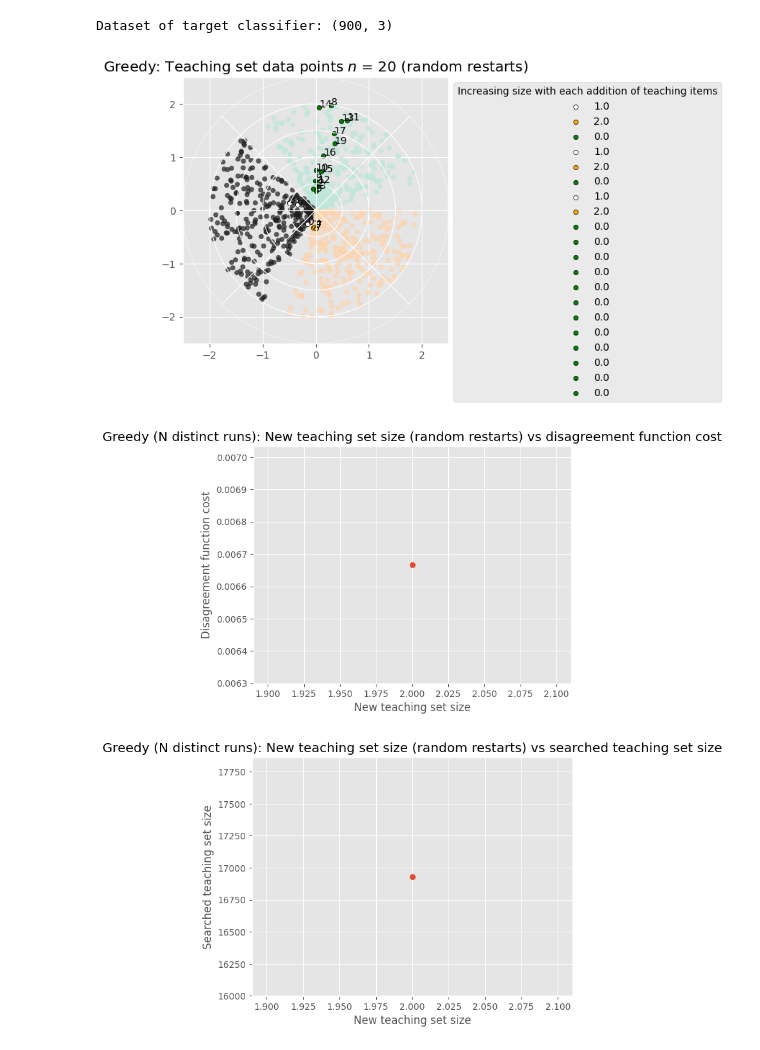
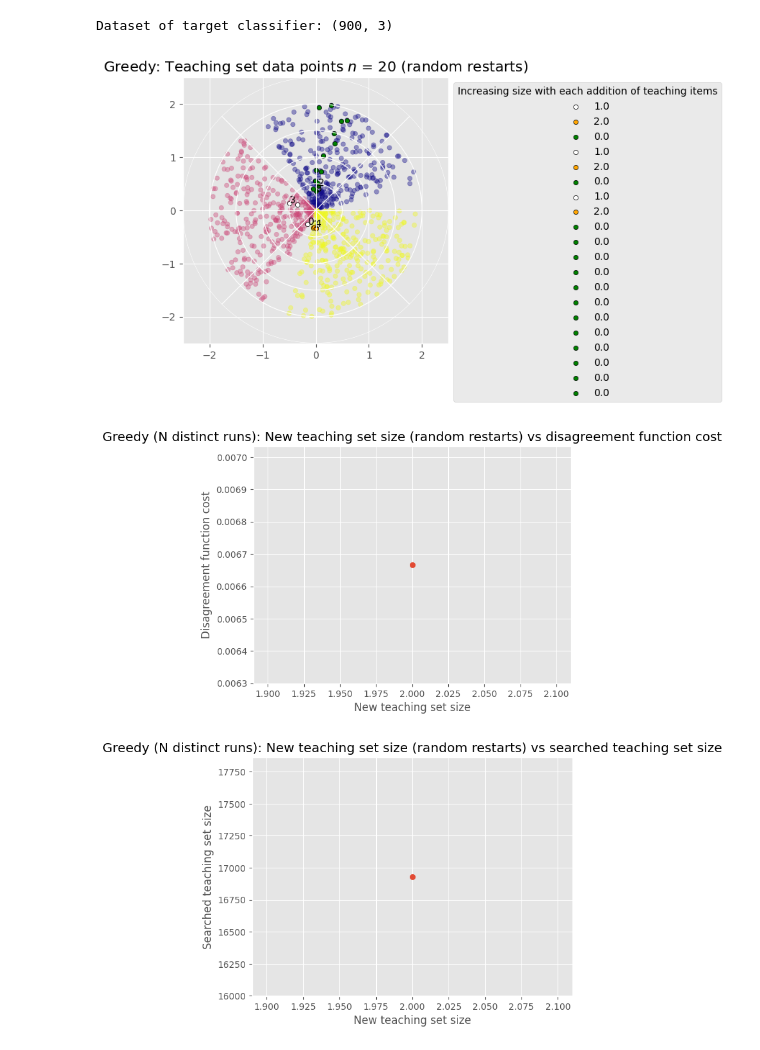
Before and after one commit to csjiet/KNN-teaching, a Jupyter notebook: main2.ipynb, the cells around one changed output. Saved outputs shown, nothing was run; the diff lists cells and outputs as text; code cells hidden in the pictures.

Commit message:
added dataset 3 with plot that uses number labels with more visible colors for scatter plot

```diff
--- a/main2.ipynb
+++ b/main2.ipynb
@@ -173,7 +173,7 @@ def print_analyze_greedy(n_stop, style, teaching_colors):
         axp.set_xticklabels([]) # Removing labels
 
         ax.set_title(f'Greedy: Teaching set data points $n$ = {ts_size} (random restarts)')
-        ax.scatter(temp_P[0], temp_P[1], c=temp_P[2], cmap=style, s=20, alpha= 0.7)
+        ax.scatter(temp_P[0], temp_P[1], c=temp_P[2], cmap=style, s=20, alpha= 0.4)
         ts = best_teaching_set.T
         # plt.scatter(ts[0], ts[1], c= [teaching_colors[color] for color in ts[2]], edgecolor='k')
         size_order = 20
@@ -181,7 +181,9 @@ def print_analyze_greedy(n_stop, style, teaching_colors):
         for dp in best_teaching_set:
             ax.scatter(dp[0], dp[1], c= teaching_colors[int(dp[2])], edgecolor='k', label= dp[2], s= size_order)
             #size_order+= 5
-            ax.annotate(order, (dp[0], dp[1]))
+
+            if order < 6:
+                ax.annotate(order, (dp[0], dp[1]))
             order += 1
 
         ax.set_box_aspect(1) #Print plot as a box to promote perpendicular relations
@@ -321,8 +323,8 @@ for dp in P[:, :2]:
 target_class_mesh = np.array(target_class_mesh)
 # %%
 teaching_colors = {0: 'green', 1:'white', 2:'orange'}
-print_analyze_greedy(20, 'icefire', teaching_colors)
+print_analyze_greedy(20, 'plasma', teaching_colors)
 # %% [output]
-[figure, old version]
+[figure, new version]
 [figure]
 [figure]
```
Also changed, not shown: parts of 1 cell of this notebook, 1 other file.
